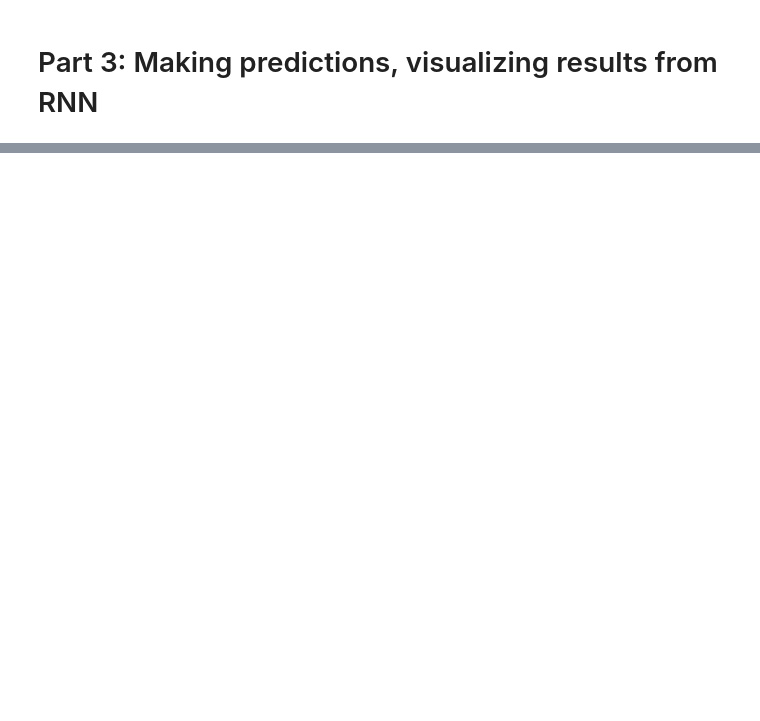
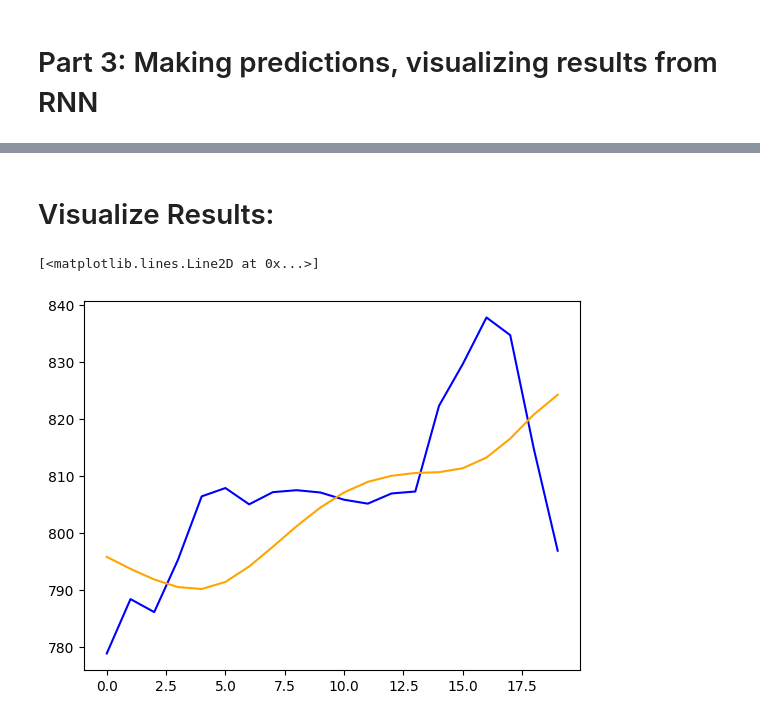
Before and after one commit to TangoMango223/deeplearningcourse, a Jupyter notebook: Part 3 - Recurrent Neural Networks/my_GOOGL.ipynb, the cells around one changed output, grey strips where cells are left out. Saved outputs shown, nothing was run; the diff lists cells and outputs as text; code cells hidden in the pictures; blank space fills up the shorter version.

Commit message:
google stock prediction code finished - RNN

```diff
--- a/Part 3 - Recurrent Neural Networks/my_GOOGL.ipynb
+++ b/Part 3 - Recurrent Neural Networks/my_GOOGL.ipynb
@@ -135,0 +316,14 @@ X_train = np.reshape(X_train, (X_train.shape[0], X_train.shape[1], 1))
+# %%
+# Transformation required - repeat what you did for X_train dataset
+# Min Max Scaler:
+inputs = sc.transform(inputs)
+# %%
+# X-Test
+X_test = []
+# %%
+# Use a For-Loop:
+# The X_test only contains 20 financial days, so we are only getting the 20 days results in the X_test.
+# Record the rolling windows:
+# We must take it from inputs var, since it's scaled.
+for i in range(60, 80):
+    X_test.append(inputs[i-60:i, 0]) # add to inputs
@@ -135,0 +334,14 @@ X_train = np.reshape(X_train, (X_train.shape[0], X_train.shape[1], 1))
+# %%
+# X_Test
+X_test = np.array(X_test) # convert to numpy
+X_test = np.reshape(X_test, (X_test.shape[0], X_test.shape[1], 1)) # This is the shape required to pass to LSTM.predict()
+
+# What is required in X_test - samples, time steps, features
+# The XTest var, the tuple of the shape (row,column) and the number of features used
+# Samples - X_Test.shape[0], time-steps = X_test.shape[1] and features = 1
+
+# Do the prediction!
+predicted_stock_price = regressor.predict(X_test)
+
+# Reverse the transformation of the scale, in order to undo the scaling, so you get the actual stock prices.
+predicted_stock_price = sc.inverse_transform(predicted_stock_price)
@@ -135,0 +350,13 @@ X_train = np.reshape(X_train, (X_train.shape[0], X_train.shape[1], 1))
+# %% [markdown]
+# Visualize Results:
+# %%
+plt.plot(real_stock_price, color = 'blue', label = "Real Google Stock Price")
+plt.plot(predicted_stock_price, color = "orange", label = "Predicted Google Stock Price")
+plt.title('Google Stock Price Prediction')
+plt.xlabel('Time')
+plt.ylabel('Google Stock Price')
+plt.legend()
+plt.show()
+# %% [output]
+[<matplotlib.lines.Line2D at 0x...>]
+[figure, added]
```
Also changed, not shown: parts of 25 cells of this notebook.
